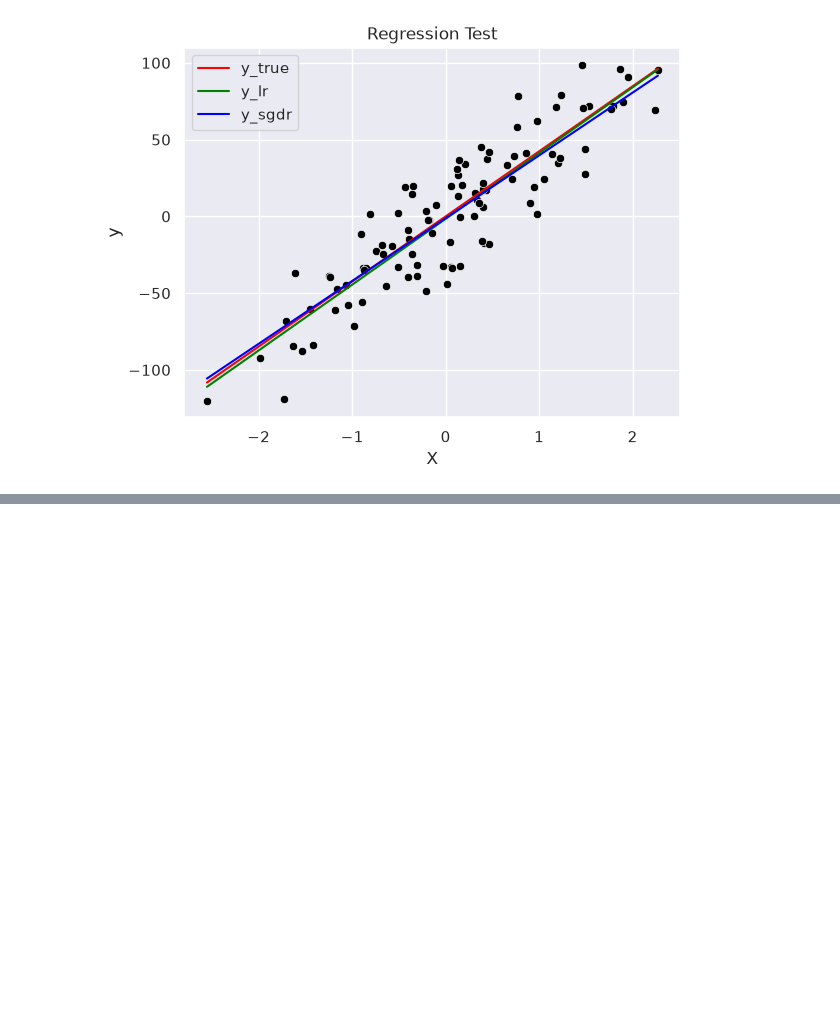
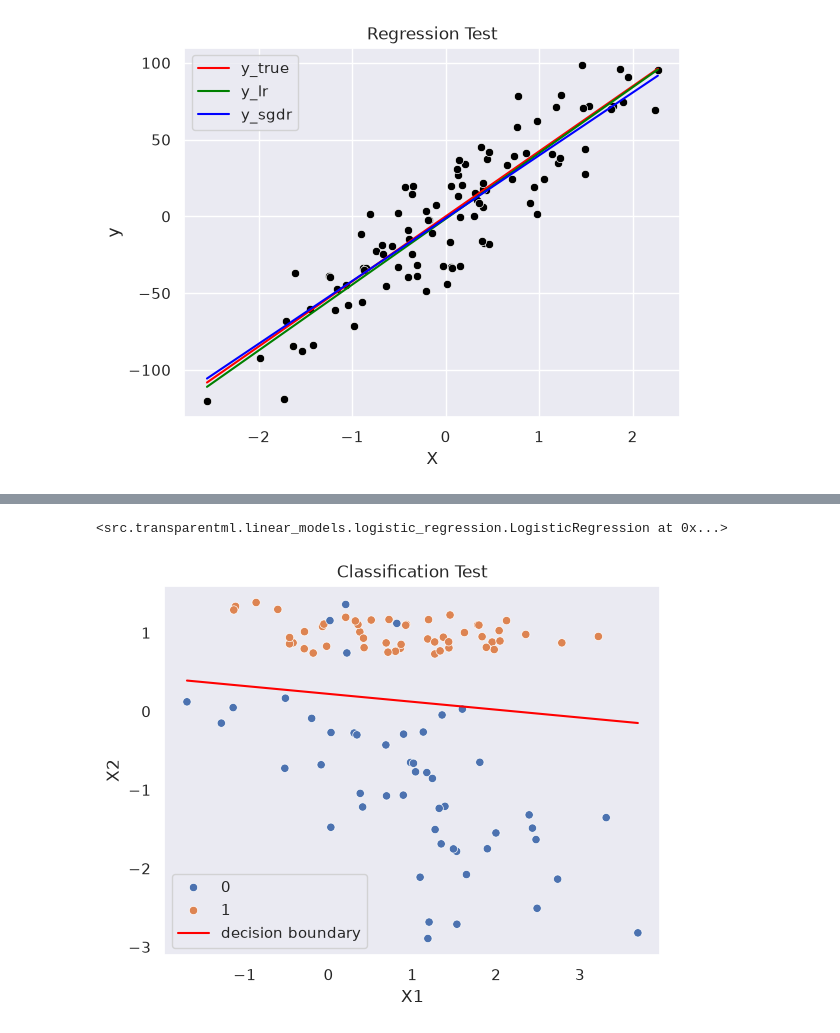
Before and after one commit to Sou2002/ml_concepts, a Jupyter notebook: test.ipynb, the cells around one changed output, grey strips where cells are left out. Cells and saved outputs as stored; diff of their text form; code cells hidden in the pictures; blank space fills up the shorter version.

Commit message:
Completed the Logistic Regression Module

```diff
--- a/test.ipynb
+++ b/test.ipynb
@@ -69,0 +100,22 @@ plt.show()
+# %%
+lgd = LogisticRegression(epochs=2000)
+lgd.fit(X, y)
+# %% [output]
+<src.transparentml.linear_models.logistic_regression.LogisticRegression at 0x...>
+# %%
+plt.title("Classification Test")
+sns.set_theme(context="notebook", style="dark")
+
+sns.scatterplot(x=X[:, 0], y=X[:, 1], hue=y)
+
+x1_range = np.linspace(X[:, 0].min(), X[:, 0].max(), 100)
+x2_boundary = -(lgd.coef_[0] * x1_range + lgd.intercept_) / lgd.coef_[1]
+
+sns.lineplot(x=x1_range, y=x2_boundary, color="red", label="decision boundary")
+
+plt.xlabel("X1")
+plt.ylabel("X2")
+plt.legend()
+plt.show()
+# %% [output]
+[figure, added]
```
Also changed, not shown: parts of 4 cells of this notebook, 1 other file.
